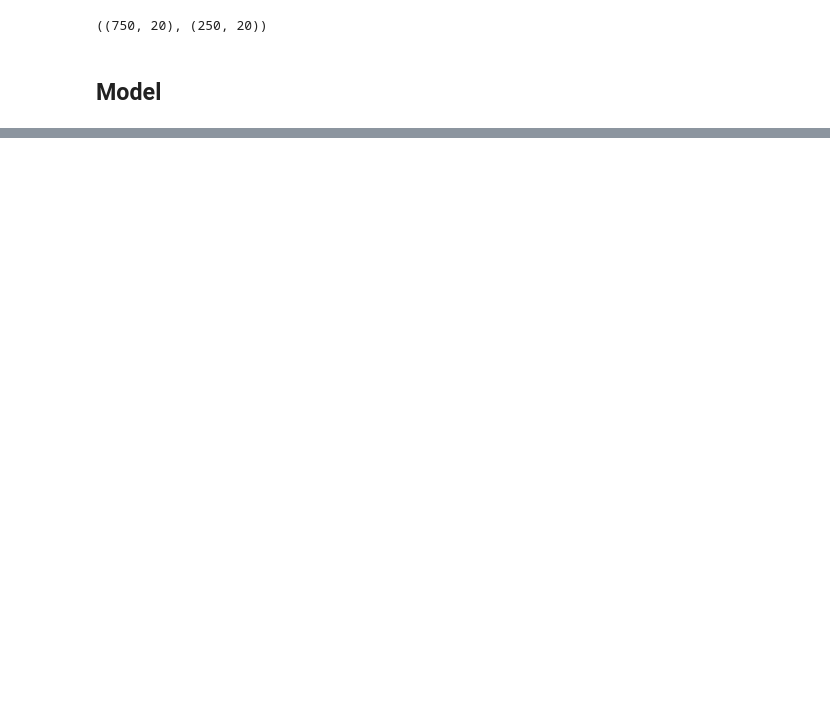
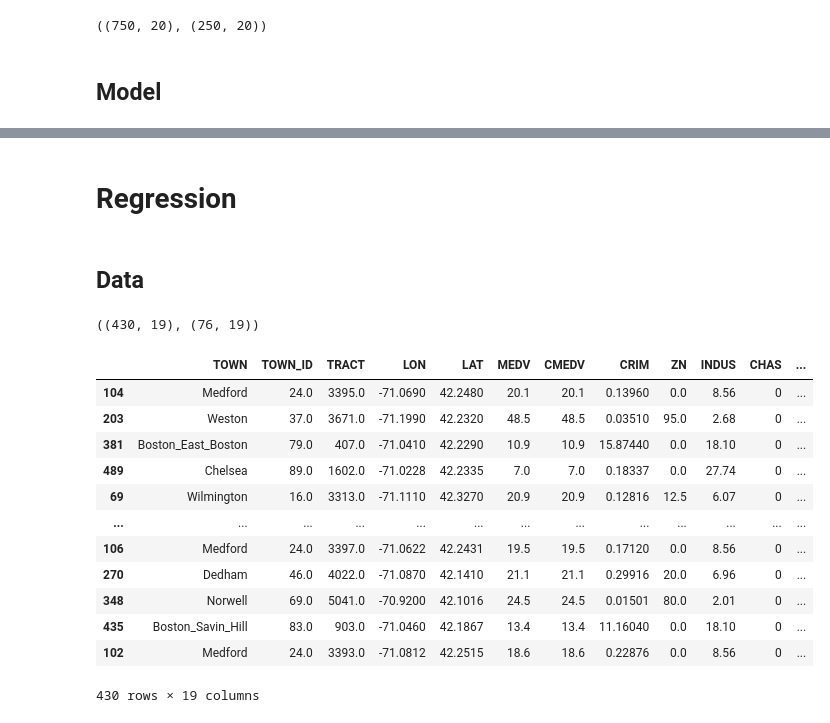
Before and after one commit to Alex-Lekov/AutoML_Alex, a Jupyter notebook: examples/01_Quick_Start.ipynb, the cells around one changed output, grey strips where cells are left out. Drawn from its saved outputs; the diff is of its cells as text; code cells hidden in the pictures; blank space fills up the shorter version.

```diff
--- a/examples/01_Quick_Start.ipynb
+++ b/examples/01_Quick_Start.ipynb
@@ -113,0 +106,32 @@ model.stack_models_cfgs
+# %% [markdown]
+# Regression
+# %% [markdown]
+## Data
+# %%
+# https://www.openml.org/d/543
+dataset = fetch_openml(data_id=543, as_frame=True)
+
+X_train, X_test, y_train, y_test = train_test_split(pd.DataFrame(dataset.data),
+                                                    pd.DataFrame(dataset.target),
+                                                    test_size=0.15,
+                                                    random_state=RANDOM_SEED,)
+
+X_train.shape, X_test.shape
+# %% [output]
+((430, 19), (76, 19))
+# %%
+X_train
+# %% [output]
+|  | TOWN | TOWN_ID | TRACT | LON | LAT | MEDV | CMEDV | CRIM | ZN | INDUS | CHAS | ... |
+| 104 | Medford | 24.0 | 3395.0 | -71.0690 | 42.2480 | 20.1 | 20.1 | 0.13960 | 0.0 | 8.56 | 0 | ... |
+| 203 | Weston | 37.0 | 3671.0 | -71.1990 | 42.2320 | 48.5 | 48.5 | 0.03510 | 95.0 | 2.68 | 0 | ... |
+| 381 | Boston_East_Boston | 79.0 | 407.0 | -71.0410 | 42.2290 | 10.9 | 10.9 | 15.87440 | 0.0 | 18.10 | 0 | ... |
+| 489 | Chelsea | 89.0 | 1602.0 | -71.0228 | 42.2335 | 7.0 | 7.0 | 0.18337 | 0.0 | 27.74 | 0 | ... |
+| 69 | Wilmington | 16.0 | 3313.0 | -71.1110 | 42.3270 | 20.9 | 20.9 | 0.12816 | 12.5 | 6.07 | 0 | ... |
+| ... | ... | ... | ... | ... | ... | ... | ... | ... | ... | ... | ... | ... |
+| 106 | Medford | 24.0 | 3397.0 | -71.0622 | 42.2431 | 19.5 | 19.5 | 0.17120 | 0.0 | 8.56 | 0 | ... |
+| 270 | Dedham | 46.0 | 4022.0 | -71.0870 | 42.1410 | 21.1 | 21.1 | 0.29916 | 20.0 | 6.96 | 0 | ... |
+| 348 | Norwell | 69.0 | 5041.0 | -70.9200 | 42.1016 | 24.5 | 24.5 | 0.01501 | 80.0 | 2.01 | 0 | ... |
+| 435 | Boston_Savin_Hill | 83.0 | 903.0 | -71.0460 | 42.1867 | 13.4 | 13.4 | 11.16040 | 0.0 | 18.10 | 0 | ... |
+| 102 | Medford | 24.0 | 3393.0 | -71.0812 | 42.2515 | 18.6 | 18.6 | 0.22876 | 0.0 | 8.56 | 0 | ... |
+430 rows × 19 columns
```
Also changed, not shown: parts of 10 cells of this notebook, 9 other files.
